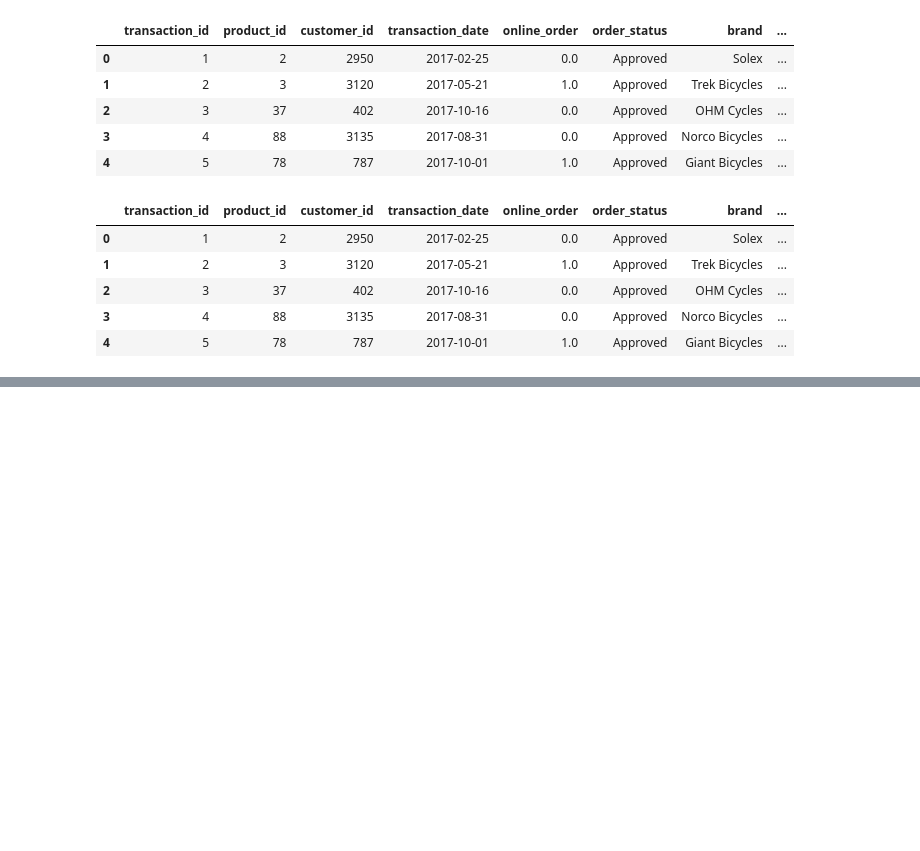
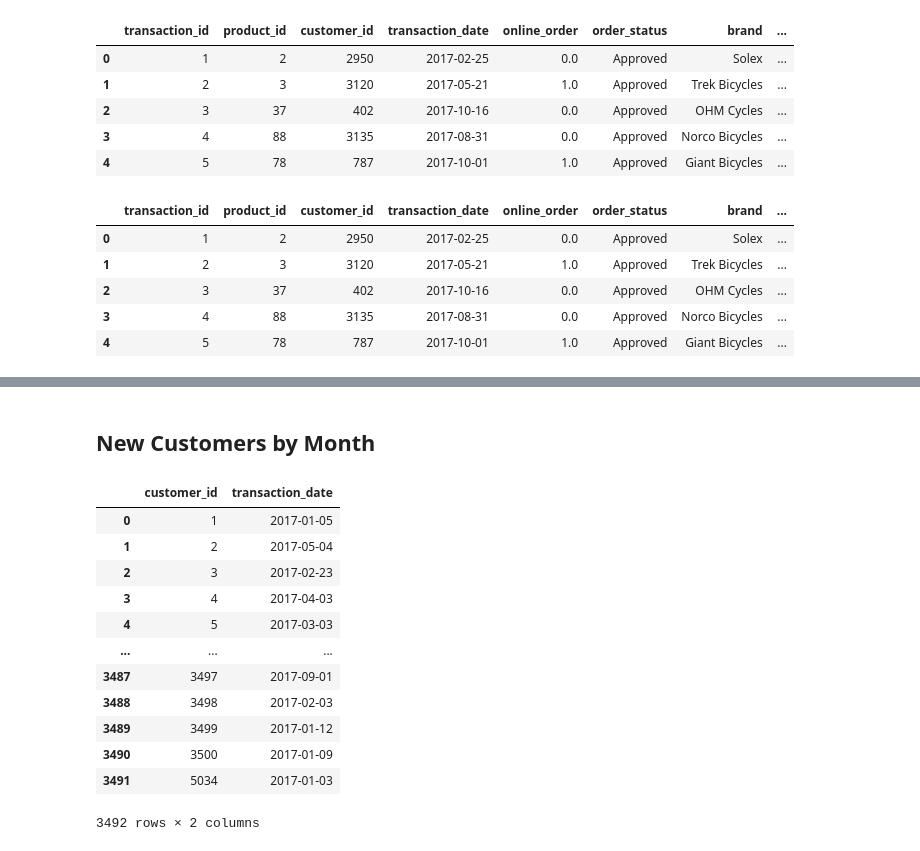
Before and after one commit to Navyhoang/KPMG_Virtual_Internship_Challenge, a Jupyter notebook: Results/KPMG_module_1_transaction.ipynb, the cells around one changed output, grey strips where cells are left out. Drawn from its saved outputs; the diff is of its cells as text; code cells hidden in the pictures; blank space fills up the shorter version.

```diff
--- a/Results/KPMG_module_1_transaction.ipynb
+++ b/Results/KPMG_module_1_transaction.ipynb
@@ -750,0 +733,20 @@ ax = sns.barplot(monthly_revenue.transaction_month, monthly_revenue.order_profit
+# %% [markdown]
+## New Customers by Month
+# %%
+# Create a df containing the first purchase data
+first_date_purchase = Transactions.groupby(["customer_id"])["transaction_date"].min().reset_index()
+first_date_purchase
+# %% [output]
+|  | customer_id | transaction_date |
+| 0 | 1 | 2017-01-05 |
+| 1 | 2 | 2017-05-04 |
+| 2 | 3 | 2017-02-23 |
+| 3 | 4 | 2017-04-03 |
+| 4 | 5 | 2017-03-03 |
+| ... | ... | ... |
+| 3487 | 3497 | 2017-09-01 |
+| 3488 | 3498 | 2017-02-03 |
+| 3489 | 3499 | 2017-01-12 |
+| 3490 | 3500 | 2017-01-09 |
+| 3491 | 5034 | 2017-01-03 |
+3492 rows × 2 columns
```
Also changed, not shown: parts of 5 cells of this notebook.
